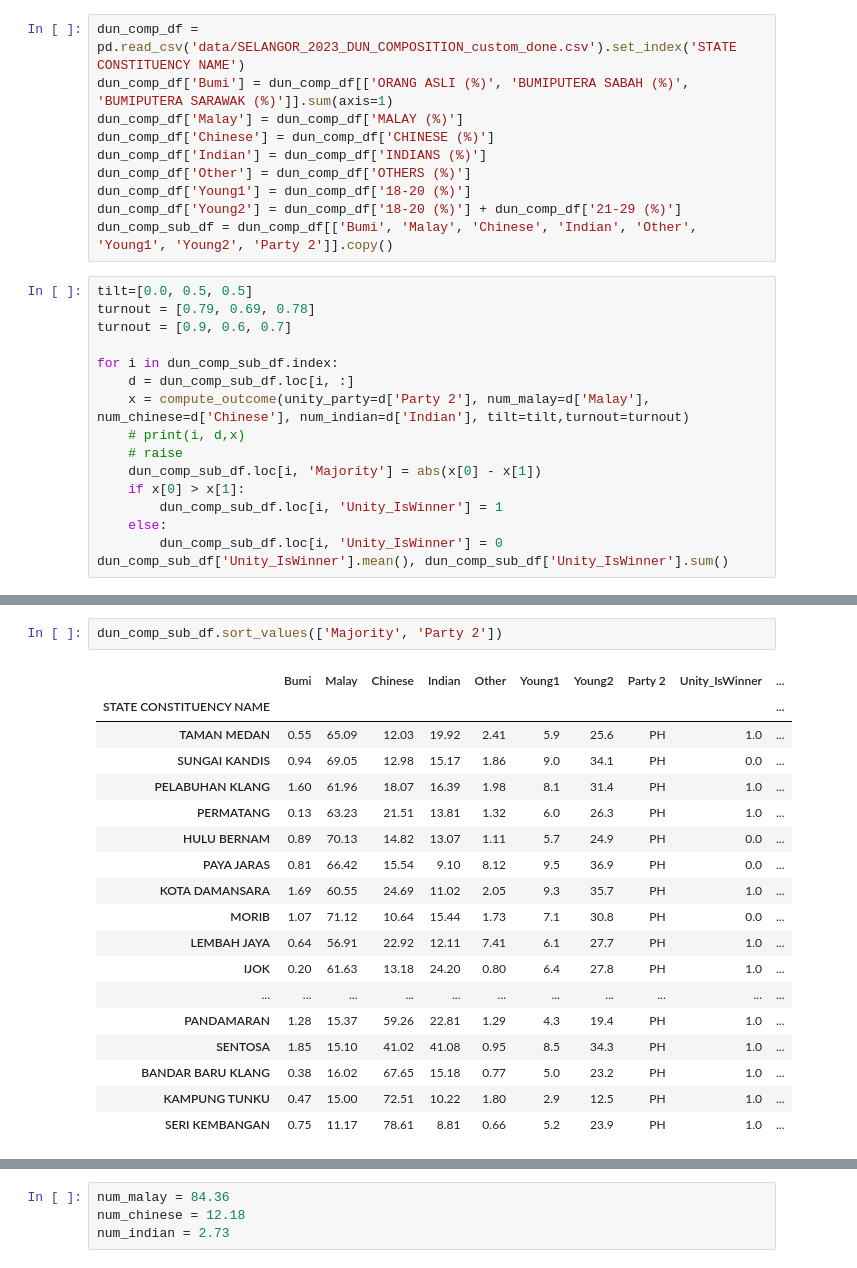
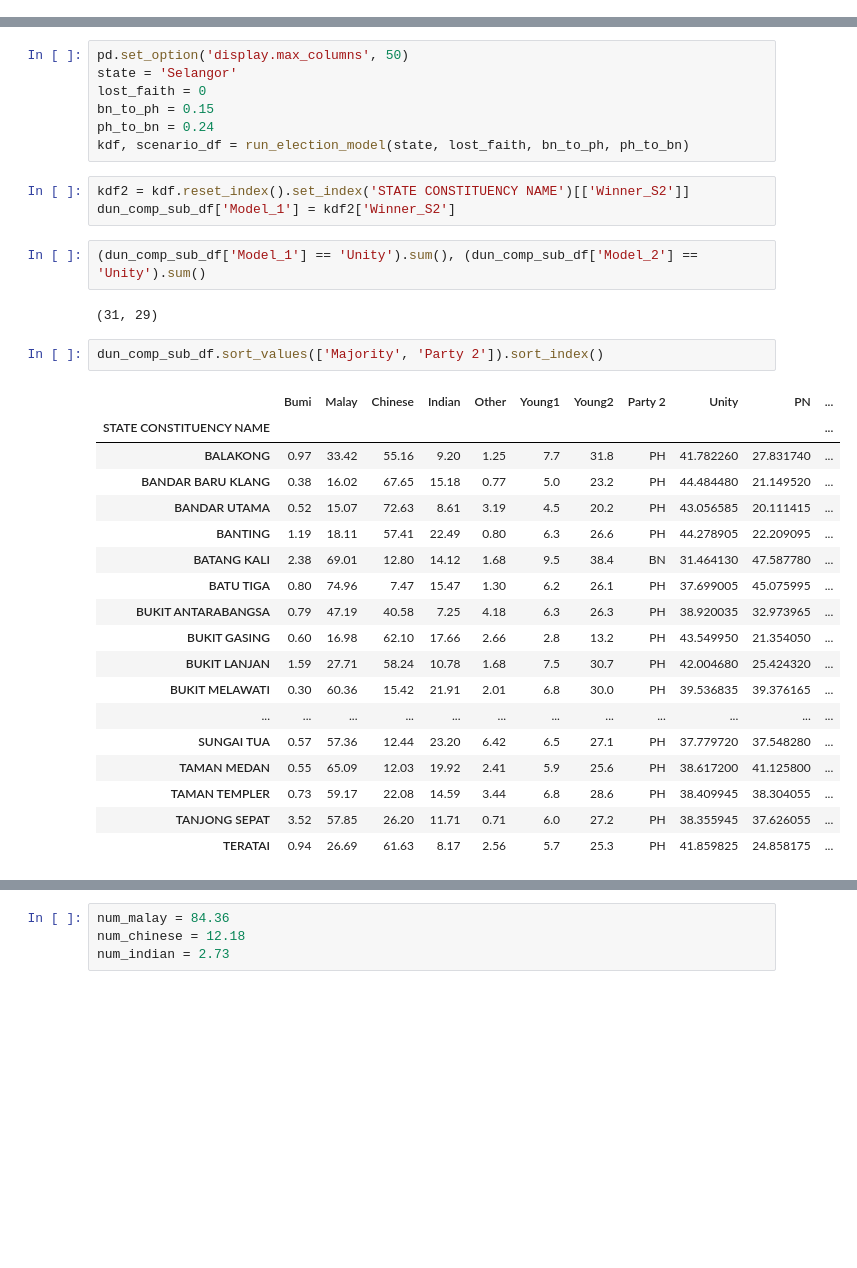
Before and after one commit to etq-quant/state-election, a Jupyter notebook: Selangor_V2.ipynb, the cells around one changed output, grey strips where cells are left out. Cells and saved outputs as stored; diff of their text form; blank space fills up the shorter version.

Commit message:
added model 2 (selangor invoke data)

```diff
--- a/Selangor_V2.ipynb
+++ b/Selangor_V2.ipynb
@@ -52,26 +127,0 @@ def compute_outcome(unity_party, num_malay, num_chinese, num_indian, tilt=[0.5,
-# %%
-dun_comp_df = pd.read_csv('data/SELANGOR_2023_DUN_COMPOSITION_custom_done.csv').set_index('STATE CONSTITUENCY NAME')
-dun_comp_df['Bumi'] = dun_comp_df[['ORANG ASLI (%)', 'BUMIPUTERA SABAH (%)', 'BUMIPUTERA SARAWAK (%)']].sum(axis=1)
-dun_comp_df['Malay'] = dun_comp_df['MALAY (%)']
-dun_comp_df['Chinese'] = dun_comp_df['CHINESE (%)']
-dun_comp_df['Indian'] = dun_comp_df['INDIANS (%)']
-dun_comp_df['Other'] = dun_comp_df['OTHERS (%)']
-dun_comp_df['Young1'] = dun_comp_df['18-20 (%)']
-dun_comp_df['Young2'] = dun_comp_df['18-20 (%)'] + dun_comp_df['21-29 (%)']
-dun_comp_sub_df = dun_comp_df[['Bumi', 'Malay', 'Chinese', 'Indian', 'Other', 'Young1', 'Young2', 'Party 2']].copy()
-# %%
-tilt=[0.0, 0.5, 0.5]
-turnout = [0.79, 0.69, 0.78]
-turnout = [0.9, 0.6, 0.7]
-
-for i in dun_comp_sub_df.index:
-    d = dun_comp_sub_df.loc[i, :]
-    x = compute_outcome(unity_party=d['Party 2'], num_malay=d['Malay'], num_chinese=d['Chinese'], num_indian=d['Indian'], tilt=tilt,turnout=turnout)
-    # print(i, d,x)
-    # raise
-    dun_comp_sub_df.loc[i, 'Majority'] = abs(x[0] - x[1])
-    if x[0] > x[1]:
-        dun_comp_sub_df.loc[i, 'Unity_IsWinner'] = 1
-    else:
-        dun_comp_sub_df.loc[i, 'Unity_IsWinner'] = 0
-dun_comp_sub_df['Unity_IsWinner'].mean(), dun_comp_sub_df['Unity_IsWinner'].sum()
@@ -87,23 +178,37 @@ dun_comp_sub_df[['Party 2', 'Unity_IsWinner']].value_counts().reset_index()
+# %%
+pd.set_option('display.max_columns', 50)
+state = 'Selangor'
+lost_faith = 0
+bn_to_ph = 0.15
+ph_to_bn = 0.24
+kdf, scenario_df = run_election_model(state, lost_faith, bn_to_ph, ph_to_bn)
+# %%
+kdf2 = kdf.reset_index().set_index('STATE CONSTITUENCY NAME')[['Winner_S2']]
+dun_comp_sub_df['Model_1'] = kdf2['Winner_S2']
+# %%
+(dun_comp_sub_df['Model_1'] == 'Unity').sum(), (dun_comp_sub_df['Model_2'] == 'Unity').sum()
+# %% [output]
+(31, 29)
 # %%
-dun_comp_sub_df.sort_values(['Majority', 'Party 2'])
+dun_comp_sub_df.sort_values(['Majority', 'Party 2']).sort_index()
 # %% [output]
-|  | Bumi | Malay | Chinese | Indian | Other | Young1 | Young2 | Party 2 | Unity_IsWinner | ... |
-| STATE CONSTITUENCY NAME |  |  |  |  |  |  |  |  |  | ... |
-| TAMAN MEDAN | 0.55 | 65.09 | 12.03 | 19.92 | 2.41 | 5.9 | 25.6 | PH | 1.0 | ... |
-| SUNGAI KANDIS | 0.94 | 69.05 | 12.98 | 15.17 | 1.86 | 9.0 | 34.1 | PH | 0.0 | ... |
-| PELABUHAN KLANG | 1.60 | 61.96 | 18.07 | 16.39 | 1.98 | 8.1 | 31.4 | PH | 1.0 | ... |
-| PERMATANG | 0.13 | 63.23 | 21.51 | 13.81 | 1.32 | 6.0 | 26.3 | PH | 1.0 | ... |
-| HULU BERNAM | 0.89 | 70.13 | 14.82 | 13.07 | 1.11 | 5.7 | 24.9 | PH | 0.0 | ... |
-| PAYA JARAS | 0.81 | 66.42 | 15.54 | 9.10 | 8.12 | 9.5 | 36.9 | PH | 0.0 | ... |
-| KOTA DAMANSARA | 1.69 | 60.55 | 24.69 | 11.02 | 2.05 | 9.3 | 35.7 | PH | 1.0 | ... |
-| MORIB | 1.07 | 71.12 | 10.64 | 15.44 | 1.73 | 7.1 | 30.8 | PH | 0.0 | ... |
-| LEMBAH JAYA | 0.64 | 56.91 | 22.92 | 12.11 | 7.41 | 6.1 | 27.7 | PH | 1.0 | ... |
-| IJOK | 0.20 | 61.63 | 13.18 | 24.20 | 0.80 | 6.4 | 27.8 | PH | 1.0 | ... |
-| ... | ... | ... | ... | ... | ... | ... | ... | ... | ... | ... |
-| PANDAMARAN | 1.28 | 15.37 | 59.26 | 22.81 | 1.29 | 4.3 | 19.4 | PH | 1.0 | ... |
-| SENTOSA | 1.85 | 15.10 | 41.02 | 41.08 | 0.95 | 8.5 | 34.3 | PH | 1.0 | ... |
-| BANDAR BARU KLANG | 0.38 | 16.02 | 67.65 | 15.18 | 0.77 | 5.0 | 23.2 | PH | 1.0 | ... |
-| KAMPUNG TUNKU | 0.47 | 15.00 | 72.51 | 10.22 | 1.80 | 2.9 | 12.5 | PH | 1.0 | ... |
-| SERI KEMBANGAN | 0.75 | 11.17 | 78.61 | 8.81 | 0.66 | 5.2 | 23.9 | PH | 1.0 | ... |
+|  | Bumi | Malay | Chinese | Indian | Other | Young1 | Young2 | Party 2 | Unity | PN | ... |
+| STATE CONSTITUENCY NAME |  |  |  |  |  |  |  |  |  |  | ... |
+| BALAKONG | 0.97 | 33.42 | 55.16 | 9.20 | 1.25 | 7.7 | 31.8 | PH | 41.782260 | 27.831740 | ... |
+| BANDAR BARU KLANG | 0.38 | 16.02 | 67.65 | 15.18 | 0.77 | 5.0 | 23.2 | PH | 44.484480 | 21.149520 | ... |
+| BANDAR UTAMA | 0.52 | 15.07 | 72.63 | 8.61 | 3.19 | 4.5 | 20.2 | PH | 43.056585 | 20.111415 | ... |
+| BANTING | 1.19 | 18.11 | 57.41 | 22.49 | 0.80 | 6.3 | 26.6 | PH | 44.278905 | 22.209095 | ... |
+| BATANG KALI | 2.38 | 69.01 | 12.80 | 14.12 | 1.68 | 9.5 | 38.4 | BN | 31.464130 | 47.587780 | ... |
+| BATU TIGA | 0.80 | 74.96 | 7.47 | 15.47 | 1.30 | 6.2 | 26.1 | PH | 37.699005 | 45.075995 | ... |
+| BUKIT ANTARABANGSA | 0.79 | 47.19 | 40.58 | 7.25 | 4.18 | 6.3 | 26.3 | PH | 38.920035 | 32.973965 | ... |
+| BUKIT GASING | 0.60 | 16.98 | 62.10 | 17.66 | 2.66 | 2.8 | 13.2 | PH | 43.549950 | 21.354050 | ... |
+| BUKIT LANJAN | 1.59 | 27.71 | 58.24 | 10.78 | 1.68 | 7.5 | 30.7 | PH | 42.004680 | 25.424320 | ... |
+| BUKIT MELAWATI | 0.30 | 60.36 | 15.42 | 21.91 | 2.01 | 6.8 | 30.0 | PH | 39.536835 | 39.376165 | ... |
+| ... | ... | ... | ... | ... | ... | ... | ... | ... | ... | ... | ... |
+| SUNGAI TUA | 0.57 | 57.36 | 12.44 | 23.20 | 6.42 | 6.5 | 27.1 | PH | 37.779720 | 37.548280 | ... |
+| TAMAN MEDAN | 0.55 | 65.09 | 12.03 | 19.92 | 2.41 | 5.9 | 25.6 | PH | 38.617200 | 41.125800 | ... |
+| TAMAN TEMPLER | 0.73 | 59.17 | 22.08 | 14.59 | 3.44 | 6.8 | 28.6 | PH | 38.409945 | 38.304055 | ... |
+| TANJONG SEPAT | 3.52 | 57.85 | 26.20 | 11.71 | 0.71 | 6.0 | 27.2 | PH | 38.355945 | 37.626055 | ... |
+| TERATAI | 0.94 | 26.69 | 61.63 | 8.17 | 2.56 | 5.7 | 25.3 | PH | 41.859825 | 24.858175 | ... |
 # %%
 dun_comp_sub_df.sort_values("Party 2")
```
Also changed, not shown: parts of 17 cells of this notebook, 9 other files.
